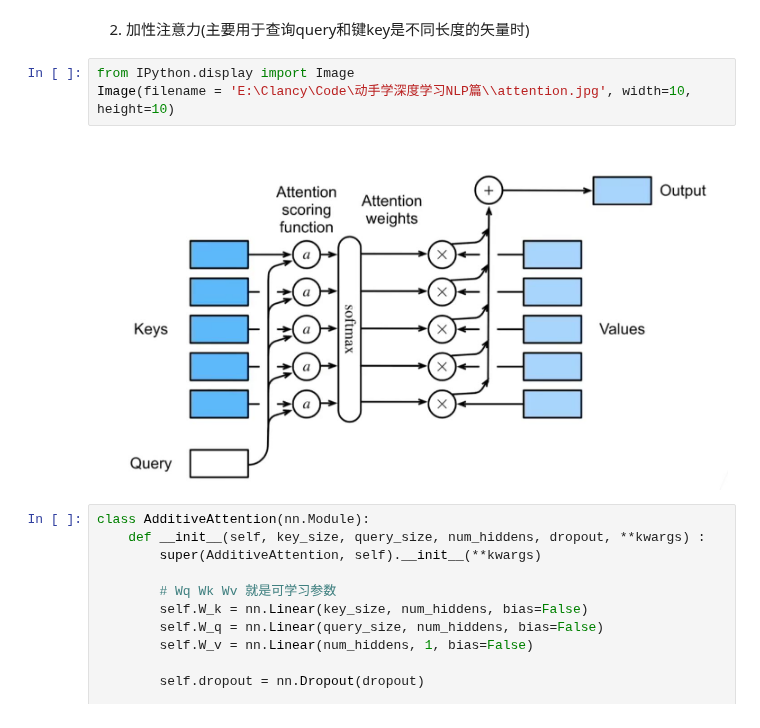
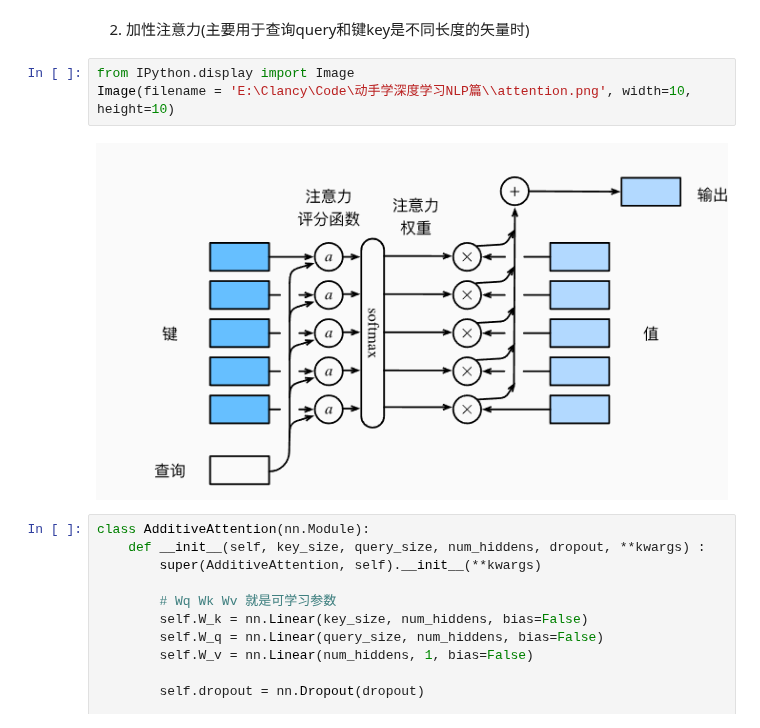
Before and after one commit to ClancyAyres/liMu_Ai_code, a Jupyter notebook: 65.注意力分数.ipynb, the cells around one changed output. Saved outputs shown, nothing was run; the diff lists cells and outputs as text.

```diff
--- a/65.注意力分数.ipynb
+++ b/65.注意力分数.ipynb
@@ -80,9 +80,9 @@ tensor([[[1.0000, 0.0000, 0.0000, 0.0000],
 2. 加性注意力(主要用于查询query和键key是不同长度的矢量时)
 # %%
 from IPython.display import Image
-Image(filename = 'E:\Clancy\Code\动手学深度学习NLP篇\\attention.jpg', width=10, height=10)
+Image(filename = 'E:\Clancy\Code\动手学深度学习NLP篇\\attention.png', width=10, height=10)
 # %% [output]
-[figure, old version]
+[figure, new version]
 # %%
 class AdditiveAttention(nn.Module):
     def __init__(self, key_size, query_size, num_hiddens, dropout, **kwargs) :
```
Also changed, not shown: 5 other files.
